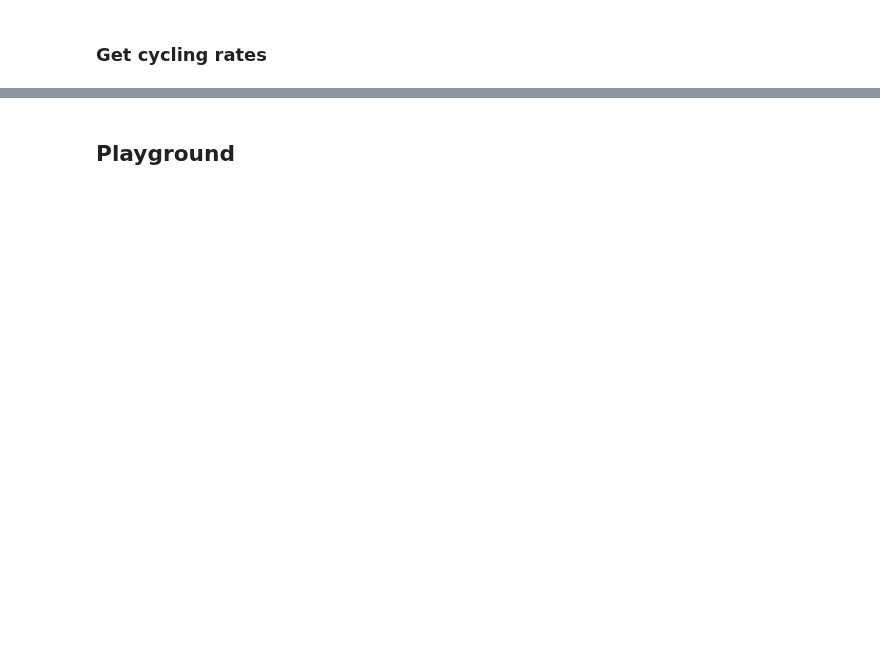
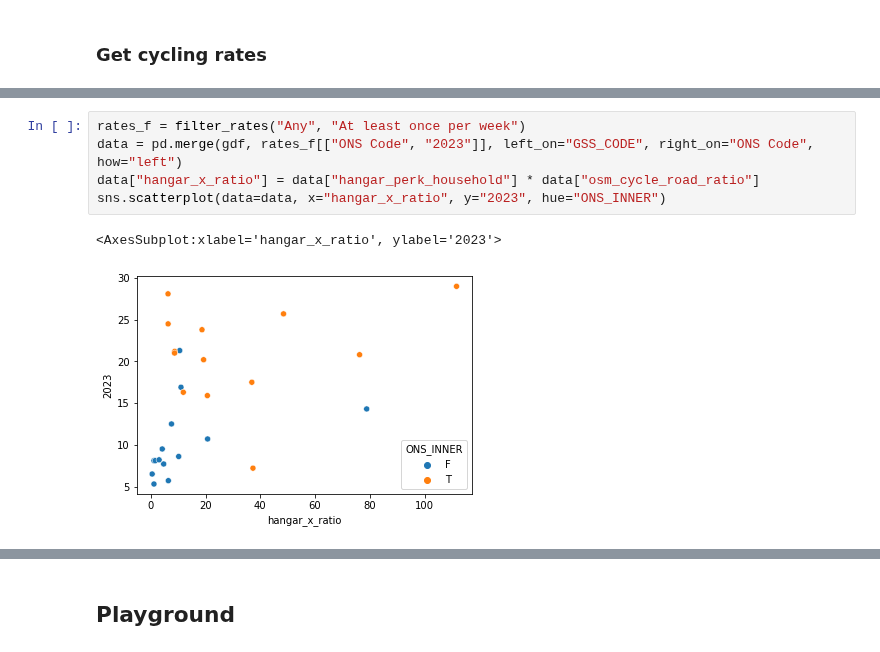
Before and after one commit to Lisa-Ho/small-data-projects, a Jupyter notebook: 2025/2504-cycling-rates-infra/cycling-rates-vs-infra.ipynb, the cells around one changed output, grey strips where cells are left out. Saved outputs shown, nothing was run; the diff lists cells and outputs as text; blank space fills up the shorter version.

```diff
--- a/2025/2504-cycling-rates-infra/cycling-rates-vs-infra.ipynb
+++ b/2025/2504-cycling-rates-infra/cycling-rates-vs-infra.ipynb
@@ -86,0 +287,8 @@ rc_df.to_csv("osmnx_road_to_cycleways_ratio.csv", index=False)
+# %%
+rates_f = filter_rates("Any", "At least once per week")
+data = pd.merge(gdf, rates_f[["ONS Code", "2023"]], left_on="GSS_CODE", right_on="ONS Code", how="left")
+data["hangar_x_ratio"] = data["hangar_perk_household"] * data["osm_cycle_road_ratio"]
+sns.scatterplot(data=data, x="hangar_x_ratio", y="2023", hue="ONS_INNER")
+# %% [output]
+<AxesSubplot:xlabel='hangar_x_ratio', ylabel='2023'>
+[figure, added]
```
Also changed, not shown: parts of 35 cells of this notebook.
